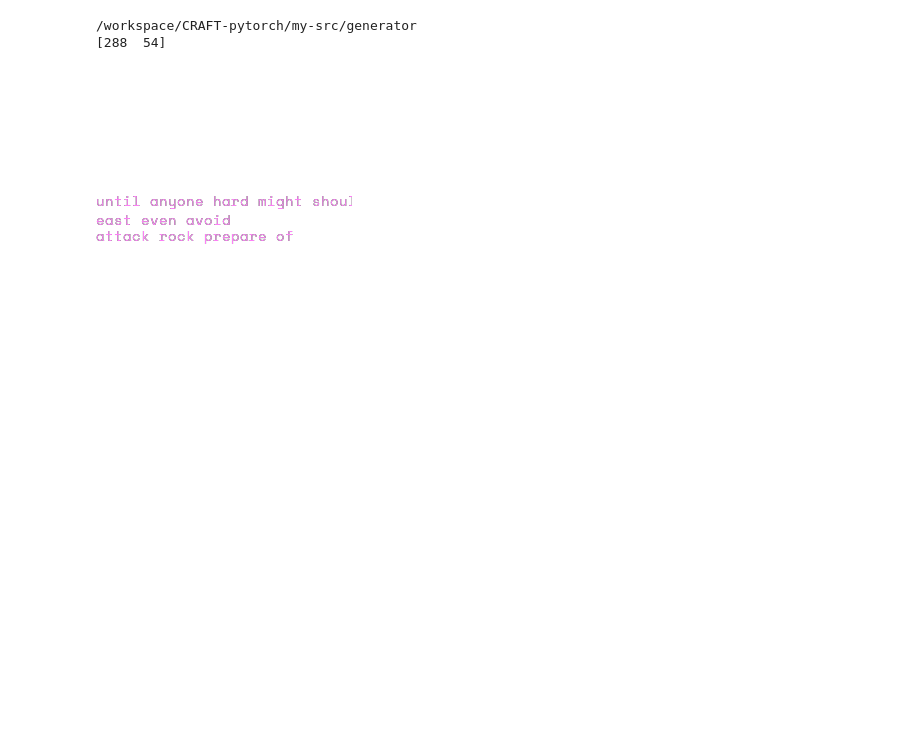
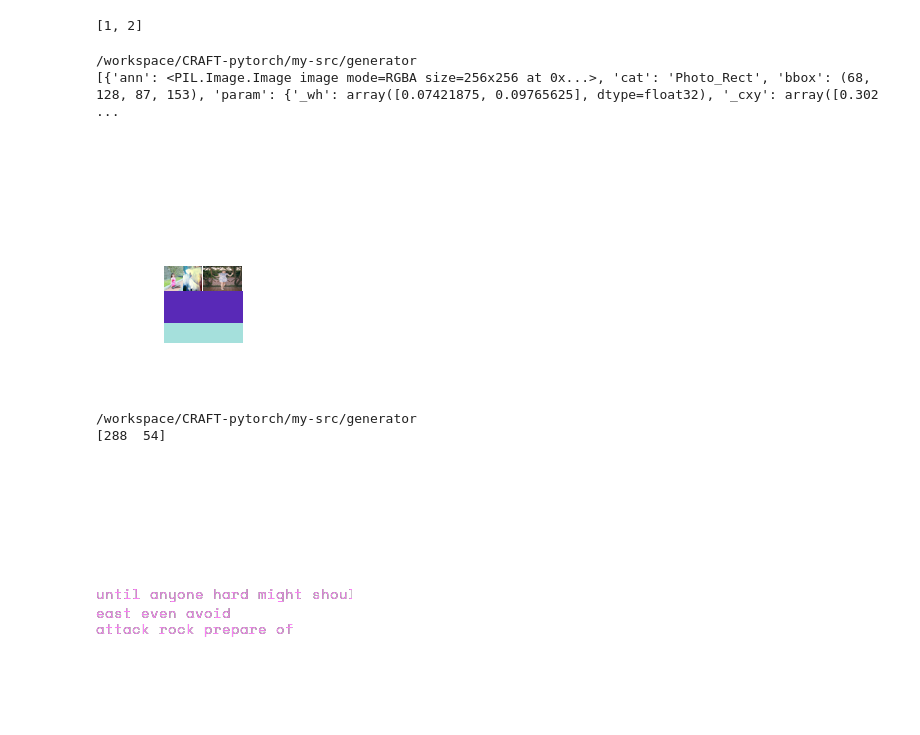
Before and after one commit to w121211/CRAFT-pytorch, a Jupyter notebook: debug.ipynb, the cells around one changed output. Saved outputs shown, nothing was run; the diff lists cells and outputs as text; code cells hidden in the pictures; blank space fills up the shorter version.

```diff
--- a/debug.ipynb
+++ b/debug.ipynb
@@ -20,6 +20,50 @@ import torch.nn.functional as F
 from torchvision import models
 import torchvision.transforms as transforms
 # from torchsummary import summary
+# %%
+a = [1,2]
+a = a or [3,4]
+a
+# %% [output]
+[1, 2]
+# %%
+%cd /workspace/CRAFT-pytorch/my-src/generator
+%autoreload 2
+
+import blocks as bk
+
+bx = bk.BoxLayoutGroup([bk.Photo("/workspace/CRAFT-pytorch/data/crawled_fb/model/*.jpg", cat="Photo_Rect"), bk.Rect()])
+ims, infos = bx.sample(256)
+print(infos)
+
+im = Image.new("RGBA", (256, 256))
+for _im in ims:
+    im.alpha_composite(_im)
+im
+
+# ims[0]
+# from blocks.layout import rand_box
+
+# b = rand_box(np.array([100, 100], dtype=np.int32))
+# b.xy = np.zeros(2)
+# b.set_xy()
+# print(b)
+
+# imsize = 200
+# im = Image.new("RGBA", (imsize, imsize))
+# draw = ImageDraw.Draw(im)
+# def _draw(b):
+#     bbox = np.concatenate([b.xy, b.xy+b.wh])
+# #     print(bbox)
+#     draw.rectangle(tuple(bbox), fill=None, outline=(255, 100, 0))
+#     for c in b.children:
+#         _draw(c)
+# _draw(b)
+# im
+# %% [output]
+/workspace/CRAFT-pytorch/my-src/generator
+[{'ann': <PIL.Image.Image image mode=RGBA size=256x256 at 0x...>, 'cat': 'Photo_Rect', 'bbox': (68, 128, 87, 153), 'param': {'_wh': array([0.07421875, 0.09765625], dtype=float32), '_cxy': array([0.302 ...
+[figure, added]
 # %%
 %cd /workspace/CRAFT-pytorch/my-src/generator
 %autoreload 2
```
Also changed, not shown: 7 other files.
